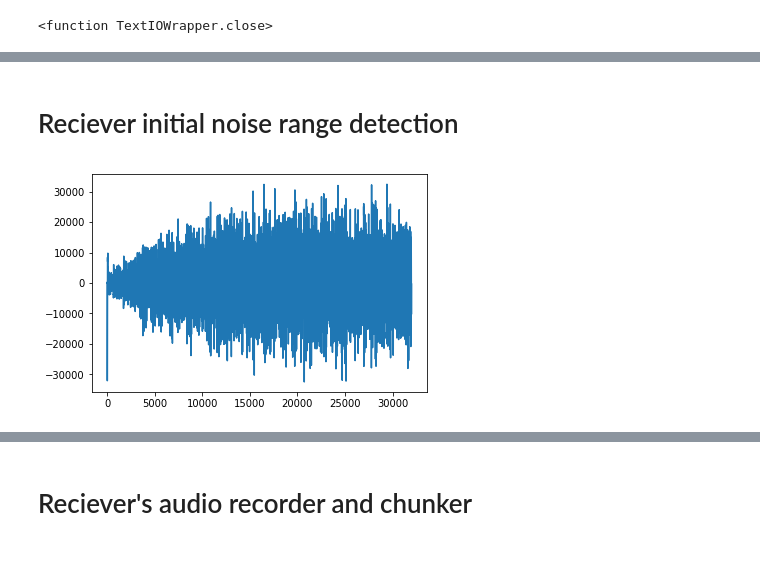
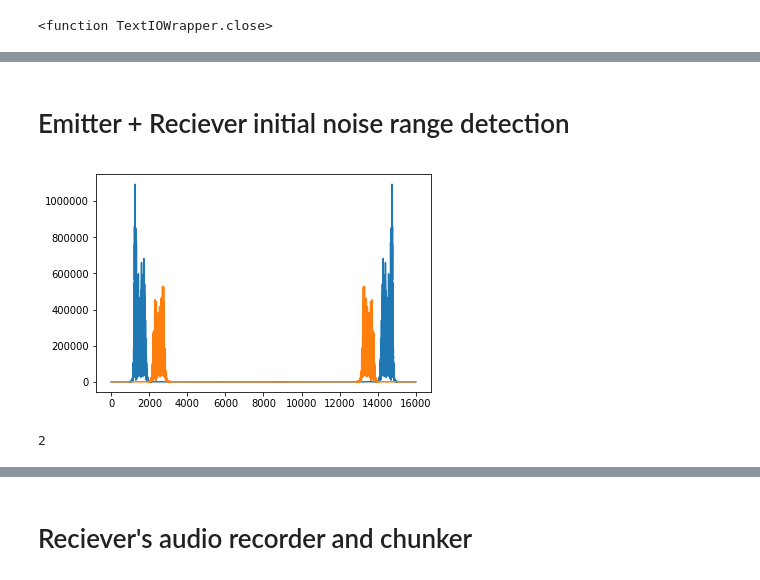
Before and after one commit to lucieperrotta/PDC, a Jupyter notebook: waveformFormer.ipynb, the cells around one changed output, grey strips where cells are left out. Saved outputs shown, nothing was run; the diff lists cells and outputs as text; code cells hidden in the pictures.

Commit message:
auto remove initial noise before transmission

```diff
--- a/waveformFormer.ipynb
+++ b/waveformFormer.ipynb
@@ -115,29 +110,50 @@ IPython.display.Audio(to_be_sent, rate=Fs)
 [figure]
 [interactive output not drawn]
 # %% [markdown]
-# Reciever initial noise range detection
+# Emitter + Reciever initial noise range detection
 # %%
 # Record initial noise !!
 
-CHUNKSIZE = 32000 # 2 seconds
+CHUNKSIZE = 2*T*Fs # 2 time slots
 
 # initialize portaudio
 p = pyaudio.PyAudio()
 stream = p.open(format=pyaudio.paInt16, channels=1, rate=Fs, input=True, frames_per_buffer=CHUNKSIZE)
 
 # do this as long as you want fresh samples
 data = stream.read(CHUNKSIZE)
 numpydata = np.fromstring(data, dtype=np.int16)
 
-noise = numpydata/1
-
-# plot data
-plt.plot(noise)
-plt.show()
+noise = numpydata/1 # need to change the amplitude ??
 
 # close stream
 stream.stop_stream()
 stream.close()
 p.terminate()
+
+# Check presence of silence between 1kHz and 2kHz
+noise12 = butter_bandpass_filter(noise, 1200, 1800, Fs, order=10)
+amplitude12 = np.mean(abs(noise12))
+
+# Check presence of silence between 2kHz and 3kHz
+noise23 = butter_bandpass_filter(noise, 2200, 2800, Fs, order=10)
+amplitude23 = np.mean(abs(noise23))
+
+# Plot
+plt.plot(abs(np.fft.fft(noise12, Fs)))
+plt.plot(abs(np.fft.fft(noise23, Fs)))
+plt.show()
+
+NOISE_RANGE=0
+if (abs(amplitude12) < abs(amplitude23)):
+    NOISE_RANGE=1
+else:
+    NOISE_RANGE=2
+
+if(NOISE_RANGE==2):
+    freq_shift=1000
+
+NOISE_RANGE # =1 if channel is free between 1kHz and 2kHz, =2 if 2kHz to 3kHz
 # %% [output]
-[figure, old version]
+[figure, new version]
+2
```
Also changed, not shown: parts of 17 cells of this notebook.
